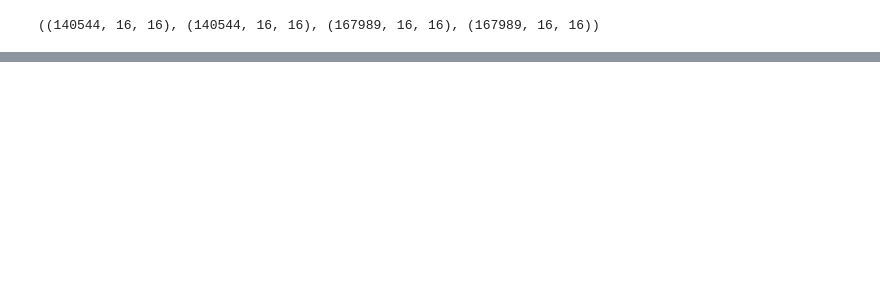
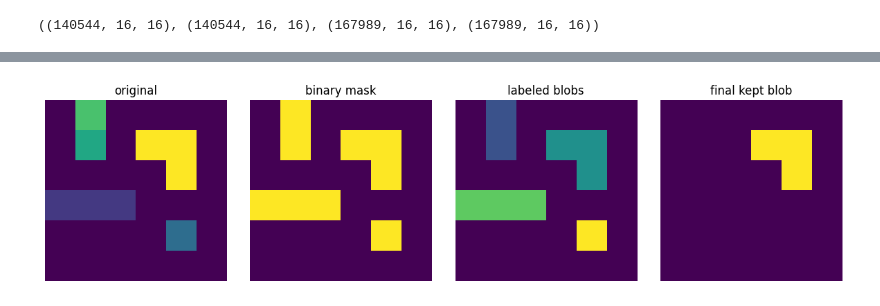
Before and after one commit to Abhimanyu5100/Gapd_camera_gamma_ray_detection, a Jupyter notebook: data_processing.ipynb, the cells around one changed output, grey strips where cells are left out. Saved outputs shown, nothing was run; the diff lists cells and outputs as text; code cells hidden in the pictures; blank space fills up the shorter version.

```diff
--- a/data_processing.ipynb
+++ b/data_processing.ipynb
@@ -505,0 +92,43 @@ plot_pixel_matrix(proton_event_data[0], "Proton Event 0 Pixel Matrix")
+# %%
+import numpy as np
+import matplotlib.pyplot as plt
+from scipy.ndimage import label
+
+# Synthetic 6×6 “image”
+matrix = np.array([
+    [0, 30, 0,  0,  0,  0],
+    [0, 25, 0, 42, 42, 0],
+    [0,  0, 0,  0, 42, 0],
+    [7,  7, 7,  0,  0, 0],
+    [0,  0, 0,  0, 15, 0],
+    [0,  0, 0,  0,  0, 0]
+])
+
+def suppress_isolated_pixels_demo(matrix, min_cluster_size=2):
+    binary_mask = (matrix > 0).astype(int)
+
+    structure    = np.ones((3, 3), int)
+    labeled, _   = label(binary_mask, structure=structure)
+
+    max_pos      = np.unravel_index(np.argmax(matrix), matrix.shape)
+    tgt_label    = labeled[max_pos]
+
+    cleaned      = np.zeros_like(matrix)
+    if tgt_label and (labeled == tgt_label).sum() >= min_cluster_size:
+        cleaned[labeled == tgt_label] = matrix[labeled == tgt_label]
+
+    # --- plot --------------------------------------------------------------
+    titles = ['original', 'binary mask', 'labeled blobs', 'final kept blob']
+    images = [matrix, binary_mask, labeled, cleaned]
+
+    fig, ax = plt.subplots(1, 4, figsize=(12, 3))
+    for i, (im, title) in enumerate(zip(images, titles)):
+        ax[i].imshow(im, cmap='viridis', vmin=0)
+        ax[i].set_title(title)
+        ax[i].axis('off')
+    plt.tight_layout()
+    plt.show()
+
+suppress_isolated_pixels_demo(matrix)
+# %% [output]
+[figure, added]
```
Also changed, not shown: parts of 32 cells of this notebook, 3 other files.
